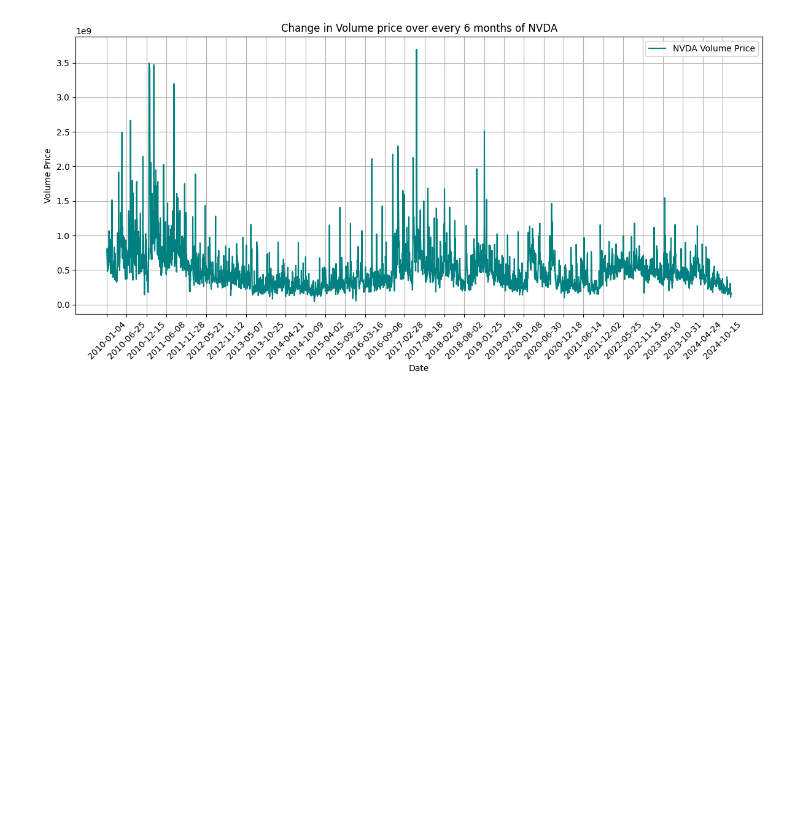
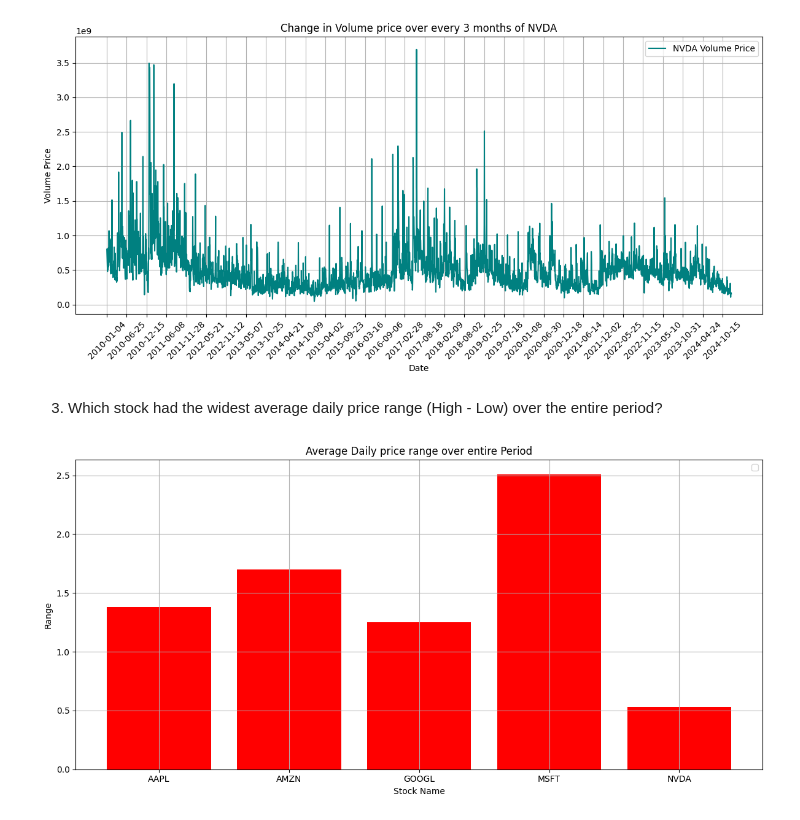
Before and after one commit to ankit143659/Stock_data_analysis, a Jupyter notebook: 15Y_Stock_analysis.ipynb, the cells around one changed output. Saved outputs shown, nothing was run; the diff lists cells and outputs as text; code cells hidden in the pictures; blank space fills up the shorter version.

```diff
--- a/15Y_Stock_analysis.ipynb
+++ b/15Y_Stock_analysis.ipynb
@@ -58,6 +59,8 @@ The Highest Closing Price of NVDA is 148.85606384277344 on 2024-11-07
 # %%
 
 stocks =["AAPL","AMZN","GOOGL","MSFT","NVDA"]
+
+
 
 for stock in stocks :
  plt.figure(figsize=(12,6))
@@ -71,9 +74,9 @@ for stock in stocks :
  plt.grid(True)
  plt.xticks(ticks=range(0,len(date),120),labels=date[::120],rotation=45)
  plt.legend()
- plt.title(f"Change in Volume price over every 6 months of {stock}")
+ plt.title(f"Change in Volume price over every 3 months of {stock}")
  plt.tight_layout()
- plt.savefig(f"{stock}_Volume_Price_over_every_6_Months.png")
+ plt.savefig(f"{stock}_Volume_Price_over_every_3_Months.png")
  plt.show()
 # %% [output]
 The Highest Volume Price of AAPL is 1880998000 on 2011-01-18
@@ -86,3 +89,28 @@ The Highest Volume Price of MSFT is 319317900 on 2011-04-29
 [figure]
 The Highest Volume Price of NVDA is 3692928000 on 2017-06-09
 [figure]
+# %% [markdown]
+3.  Which stock had the widest average daily price range (High - Low) over the entire period?
+# %%
+stocks = ["AAPL","AMZN","GOOGL","MSFT","NVDA"]
+
+avg_daily_price =[]
+
+for stock in stocks :
+    high_value = df[f"High_{stock}"]
+    low_value = df[f"Low_{stock}"]
+    avg_value = (high_value-low_value).mean()
+    avg_daily_price.append(avg_value)
+
+plt.figure(figsize=(12,6))
+plt.bar(stocks,avg_daily_price,color="red")
+plt.title("Average Daily price range over entire Period")
+plt.xlabel("Stock Name")
+plt.ylabel("Range")
+plt.legend()
+plt.tight_layout()
+plt.grid(True)
+plt.savefig("avg_daily_price.png",dpi=300)
+plt.show()
+# %% [output]
+[figure, added]
```
Also changed, not shown: parts of 9 cells of this notebook, 25 other files.
